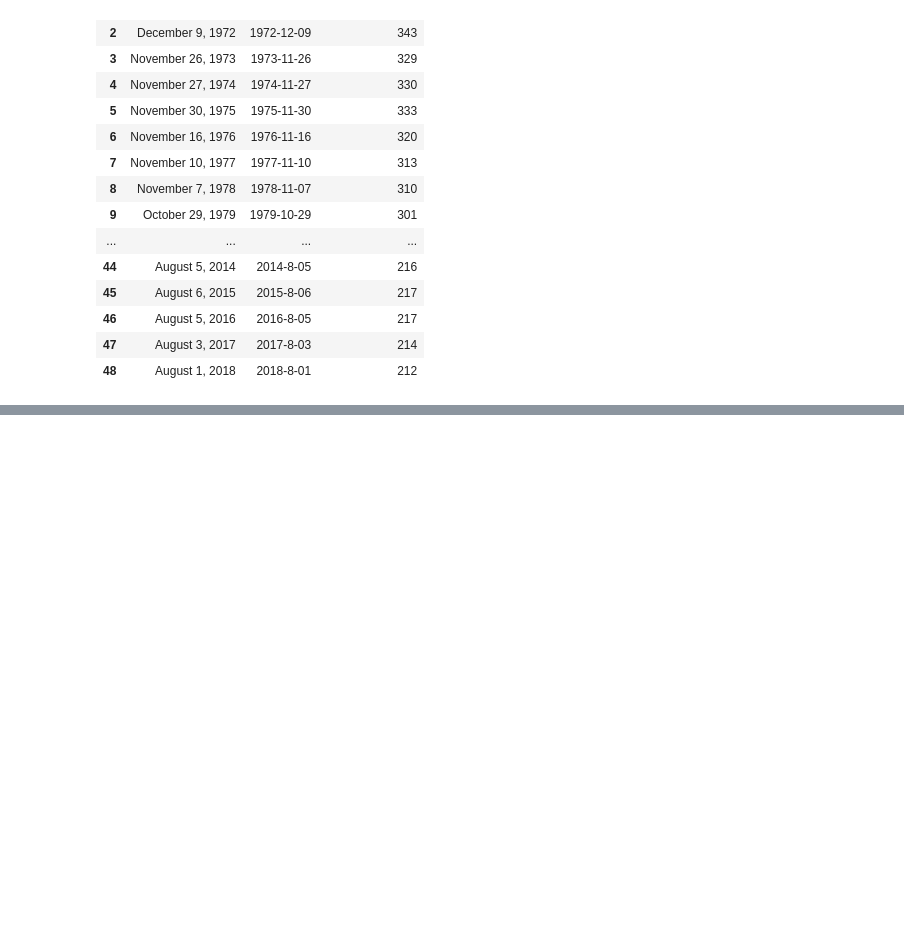
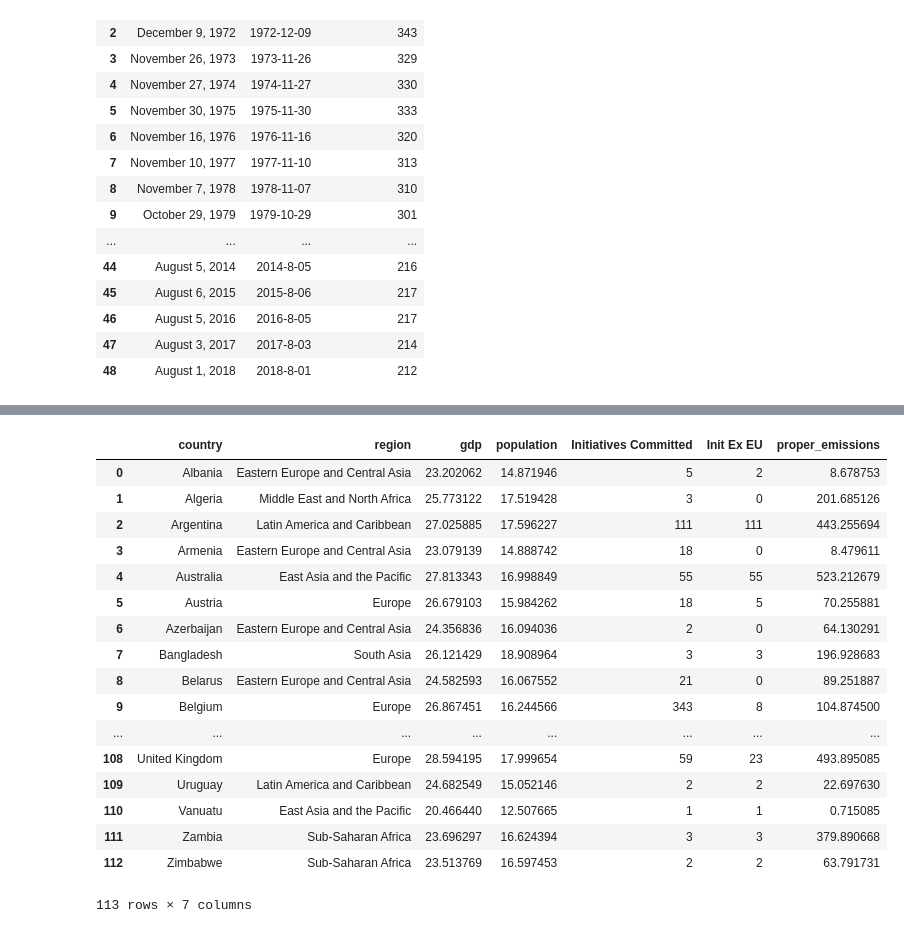
Before and after one commit to randyjulian/hack4climate, a Jupyter notebook: notebooks/Nicklaus Plotly Plots.ipynb, the cells around one changed output, grey strips where cells are left out. Saved outputs shown, nothing was run; the diff lists cells and outputs as text; code cells hidden in the pictures; blank space fills up the shorter version.

```diff
--- a/notebooks/Nicklaus Plotly Plots.ipynb
+++ b/notebooks/Nicklaus Plotly Plots.ipynb
@@ -277,3 +277,24 @@ py.iplot(fig, filename='simple-3d-scatter')
 # %% [output]
 invalid value encountered in log
 [interactive output not drawn]
+# %%
+compare_countries
+# %% [output]
+|  | country | region | gdp | population | Initiatives Committed | Init Ex EU | proper_emissions |
+| 0 | Albania | Eastern Europe and Central Asia | 23.202062 | 14.871946 | 5 | 2 | 8.678753 |
+| 1 | Algeria | Middle East and North Africa | 25.773122 | 17.519428 | 3 | 0 | 201.685126 |
+| 2 | Argentina | Latin America and Caribbean | 27.025885 | 17.596227 | 111 | 111 | 443.255694 |
+| 3 | Armenia | Eastern Europe and Central Asia | 23.079139 | 14.888742 | 18 | 0 | 8.479611 |
+| 4 | Australia | East Asia and the Pacific | 27.813343 | 16.998849 | 55 | 55 | 523.212679 |
+| 5 | Austria | Europe | 26.679103 | 15.984262 | 18 | 5 | 70.255881 |
+| 6 | Azerbaijan | Eastern Europe and Central Asia | 24.356836 | 16.094036 | 2 | 0 | 64.130291 |
+| 7 | Bangladesh | South Asia | 26.121429 | 18.908964 | 3 | 3 | 196.928683 |
+| 8 | Belarus | Eastern Europe and Central Asia | 24.582593 | 16.067552 | 21 | 0 | 89.251887 |
+| 9 | Belgium | Europe | 26.867451 | 16.244566 | 343 | 8 | 104.874500 |
+| ... | ... | ... | ... | ... | ... | ... | ... |
+| 108 | United Kingdom | Europe | 28.594195 | 17.999654 | 59 | 23 | 493.895085 |
+| 109 | Uruguay | Latin America and Caribbean | 24.682549 | 15.052146 | 2 | 2 | 22.697630 |
+| 110 | Vanuatu | East Asia and the Pacific | 20.466440 | 12.507665 | 1 | 1 | 0.715085 |
+| 111 | Zambia | Sub-Saharan Africa | 23.696297 | 16.624394 | 3 | 3 | 379.890668 |
+| 112 | Zimbabwe | Sub-Saharan Africa | 23.513769 | 16.597453 | 2 | 2 | 63.791731 |
+113 rows × 7 columns
```
Also changed, not shown: parts of 3 cells of this notebook, 1 other file.
